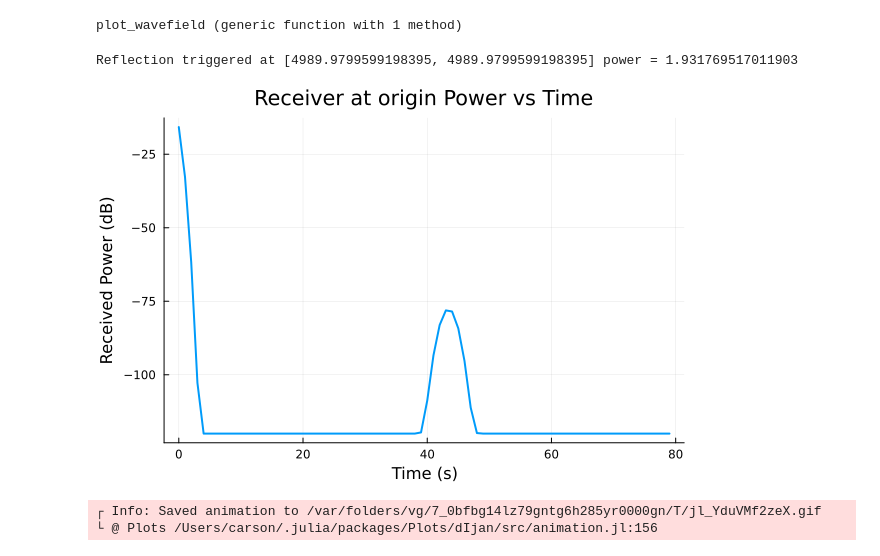
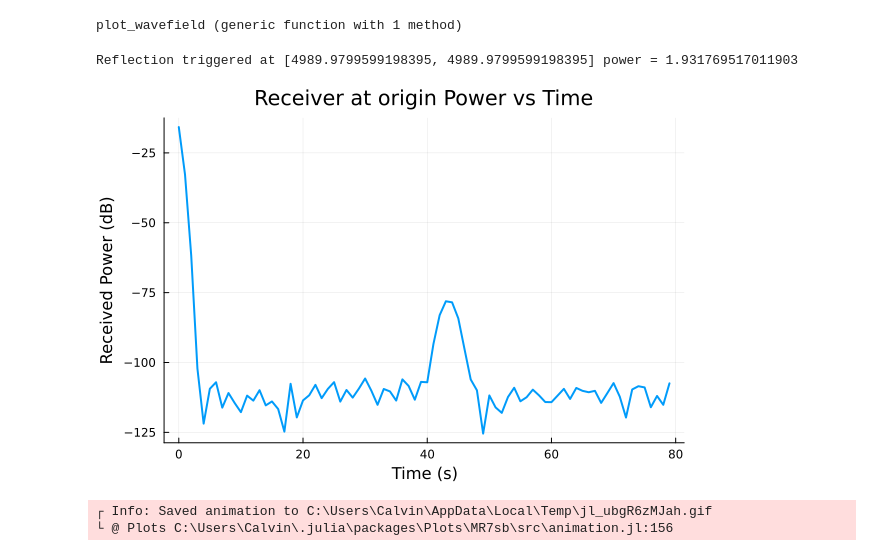
Before and after one commit to Nivlac3213/radar-param-optimizer, a Jupyter notebook: RadarDetectAndDecide_Sim.ipynb, the cells around one changed output. Cells and saved outputs as stored; diff of their text form; code cells hidden in the pictures.

Commit message:
simulator mostly in POMDP, rm_transmitter, noise in example, polar to cartesian

```diff
--- a/RadarDetectAndDecide_Sim.ipynb
+++ b/RadarDetectAndDecide_Sim.ipynb
@@ -71,6 +71,10 @@ end
 
 function add_transmitter!(env::RadarEnvironment, tx::PointTransmitter)
     push!(env.transmitters, tx)
+end
+
+function rm_transmitter!(env::RadarEnvironment, tx::PointTransmitter)
+    env.transmitters = filter(x -> x != tx, env.transmitters)
 end
 
 function add_reflector!(env::RadarEnvironment, refl::Reflector)
@@ -210,7 +214,7 @@ x = collect(LinRange(-10000.0, 10000.0, 500))
 y = collect(LinRange(-10000.0, 10000.0, 500))
 env = RadarEnvironment(x, y)
 
-# Transmitter
+# Transmitter                                                    # steering angle, beamwidth
 tx = PointTransmitter(SVector(0.0, 0.0), 100e9, 100.0, 0.0, 0.6, 45.0, 45.0, false)  # steer straight, 30 degree wedge
 add_transmitter!(env, tx)
 
@@ -227,34 +231,34 @@ rx = Receiver(snapped_pos_rx, Float64[])
 add_receiver!(env, rx)
 
 # Animate
 @gif for t = 1:80
     step!(env, 1.0)
     plot_wavefield(env)
 end every 2
 
 # --- Run simulation only (NO ANIMATION) ---
 
 # for t = 1:80
 #     step!(env, 1.0)
 # end
 
 # --- Plot receiver after simulation ---
 # println("Receiver power log length = ", length(rx.received_power))
 
 times = collect(0.0:1.0:env.current_time - 1.0)
 
 for rx in env.receivers
-    rx_power_db = 10 .* log10.(rx.received_power .+ 1e-12)
+    rx_power_db = 10 .* log10.(rx.received_power + broadcast(abs, (1e-11)*randn(length(rx.received_power))))
     p = plot(times, rx_power_db,
         xlabel = "Time (s)", ylabel = "Received Power (dB)",
         title = "Receiver at origin Power vs Time",
         lw = 2,
         legend = false)
 
     display(p)  # force plot window (recommended after long simulations)
 end
 # %% [output]
 Reflection triggered at [4989.9799599198395, 4989.9799599198395] power = 1.931769517011903
-[figure, old version]
+[figure, new version]
-┌ Info: Saved animation to /var/folders/vg/7_0bfbg14lz79gntg6h285yr0000gn/T/jl_YduVMf2zeX.gif
-└ @ Plots /Users/carson/.julia/packages/Plots/dIjan/src/animation.jl:156
+┌ Info: Saved animation to C:\Users\Calvin\AppData\Local\Temp\jl_ubgR6zMJah.gif
+└ @ Plots C:\Users\Calvin\.julia\packages\Plots\MR7sb\src\animation.jl:156
```
Also changed, not shown: 2 other files.
